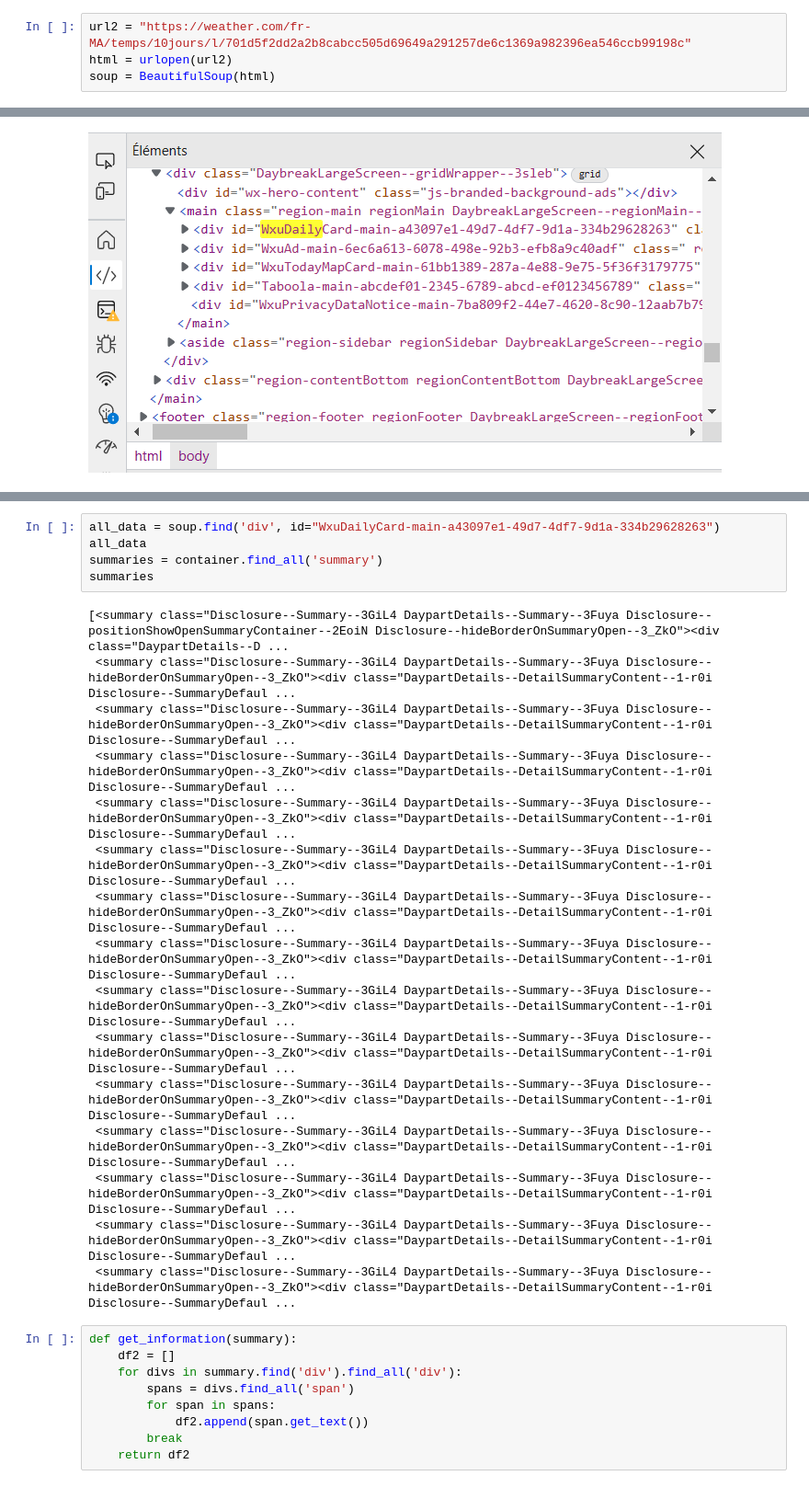
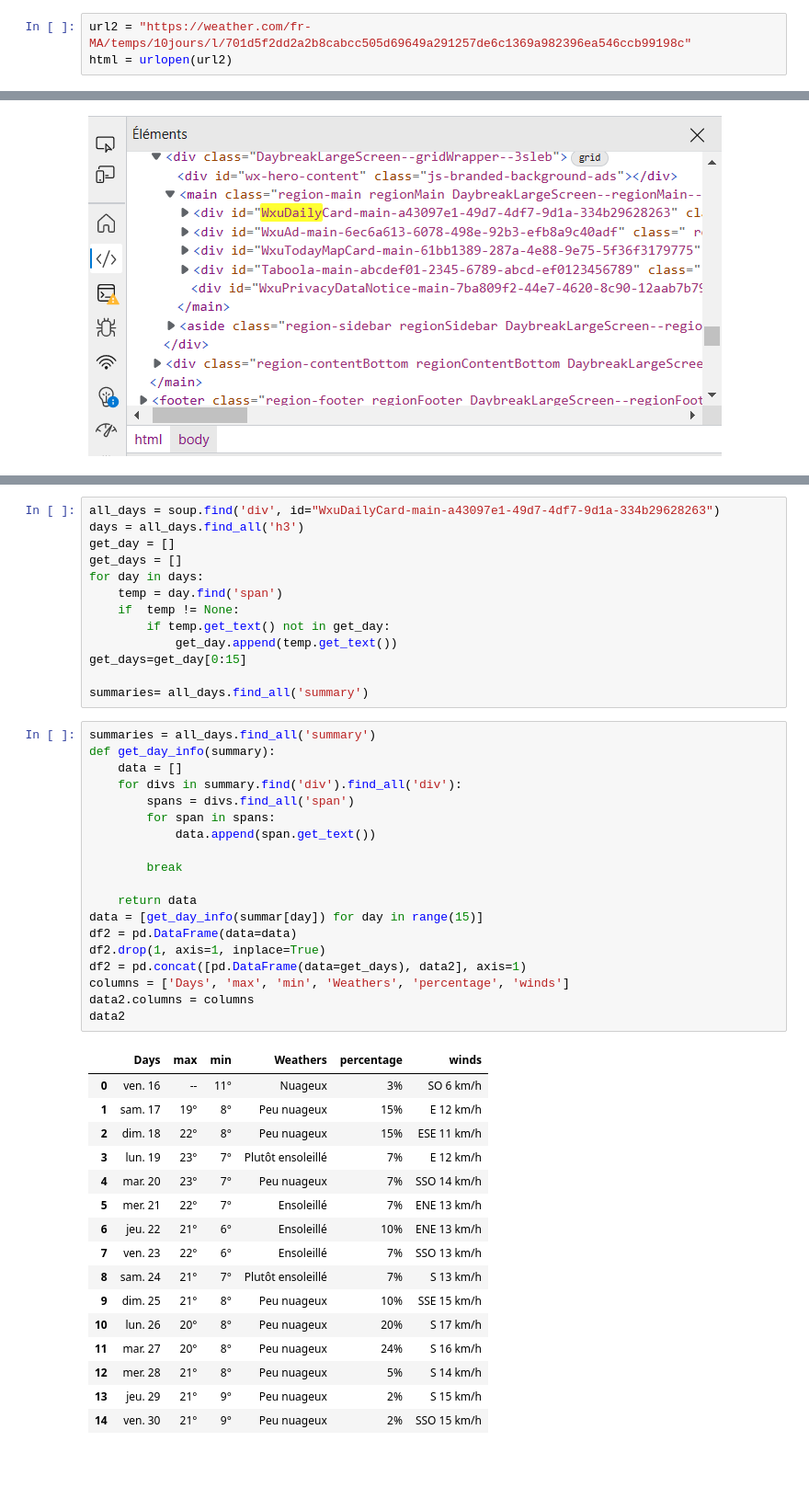
Before and after one commit to soukaina-sta/M111-Advanced-Python-and-Database-Management, a Jupyter notebook: day04/assignment/forecast data scraping.ipynb, the cells around one changed output, grey strips where cells are left out. Shown at 92% size. Saved outputs shown, nothing was run; the diff lists cells and outputs as text; blank space fills up the shorter version.

```diff
--- a/day04/assignment/forecast data scraping.ipynb
+++ b/day04/assignment/forecast data scraping.ipynb
@@ -104,7 +82,6 @@ df1
 # %%
 url2 = "https://weather.com/fr-MA/temps/10jours/l/701d5f2dd2a2b8cabcc505d69649a291257de6c1369a982396ea546ccb99198c"
 html = urlopen(url2)
-soup = BeautifulSoup(html)
 # %% [markdown]
 select the phase from which we want to extract information including the divs and the id concerned
 # %% [markdown]
@@ -112,30 +91,49 @@ select the phase from which we want to extract information including the divs an
 # %%
-all_data = soup.find('div', id="WxuDailyCard-main-a43097e1-49d7-4df7-9d1a-334b29628263")
-all_data
-summaries = container.find_all('summary')
-summaries
+all_days = soup.find('div', id="WxuDailyCard-main-a43097e1-49d7-4df7-9d1a-334b29628263")
+days = all_days.find_all('h3')
+get_day = []
+get_days = []
+for day in days:
+    temp = day.find('span')
+    if  temp != None:
+        if temp.get_text() not in get_day:
+            get_day.append(temp.get_text())
+get_days=get_day[0:15]
+
+summaries= all_days.find_all('summary')
-# %% [output]
-[<summary class="Disclosure--Summary--3GiL4 DaypartDetails--Summary--3Fuya Disclosure--positionShowOpenSummaryContainer--2EoiN Disclosure--hideBorderOnSummaryOpen--3_ZkO"><div class="DaypartDetails--D ...
- <summary class="Disclosure--Summary--3GiL4 DaypartDetails--Summary--3Fuya Disclosure--hideBorderOnSummaryOpen--3_ZkO"><div class="DaypartDetails--DetailSummaryContent--1-r0i Disclosure--SummaryDefaul ...
- <summary class="Disclosure--Summary--3GiL4 DaypartDetails--Summary--3Fuya Disclosure--hideBorderOnSummaryOpen--3_ZkO"><div class="DaypartDetails--DetailSummaryContent--1-r0i Disclosure--SummaryDefaul ...
- <summary class="Disclosure--Summary--3GiL4 DaypartDetails--Summary--3Fuya Disclosure--hideBorderOnSummaryOpen--3_ZkO"><div class="DaypartDetails--DetailSummaryContent--1-r0i Disclosure--SummaryDefaul ...
- <summary class="Disclosure--Summary--3GiL4 DaypartDetails--Summary--3Fuya Disclosure--hideBorderOnSummaryOpen--3_ZkO"><div class="DaypartDetails--DetailSummaryContent--1-r0i Disclosure--SummaryDefaul ...
- <summary class="Disclosure--Summary--3GiL4 DaypartDetails--Summary--3Fuya Disclosure--hideBorderOnSummaryOpen--3_ZkO"><div class="DaypartDetails--DetailSummaryContent--1-r0i Disclosure--SummaryDefaul ...
- <summary class="Disclosure--Summary--3GiL4 DaypartDetails--Summary--3Fuya Disclosure--hideBorderOnSummaryOpen--3_ZkO"><div class="DaypartDetails--DetailSummaryContent--1-r0i Disclosure--SummaryDefaul ...
- <summary class="Disclosure--Summary--3GiL4 DaypartDetails--Summary--3Fuya Disclosure--hideBorderOnSummaryOpen--3_ZkO"><div class="DaypartDetails--DetailSummaryContent--1-r0i Disclosure--SummaryDefaul ...
- <summary class="Disclosure--Summary--3GiL4 DaypartDetails--Summary--3Fuya Disclosure--hideBorderOnSummaryOpen--3_ZkO"><div class="DaypartDetails--DetailSummaryContent--1-r0i Disclosure--SummaryDefaul ...
- <summary class="Disclosure--Summary--3GiL4 DaypartDetails--Summary--3Fuya Disclosure--hideBorderOnSummaryOpen--3_ZkO"><div class="DaypartDetails--DetailSummaryContent--1-r0i Disclosure--SummaryDefaul ...
- <summary class="Disclosure--Summary--3GiL4 DaypartDetails--Summary--3Fuya Disclosure--hideBorderOnSummaryOpen--3_ZkO"><div class="DaypartDetails--DetailSummaryContent--1-r0i Disclosure--SummaryDefaul ...
- <summary class="Disclosure--Summary--3GiL4 DaypartDetails--Summary--3Fuya Disclosure--hideBorderOnSummaryOpen--3_ZkO"><div class="DaypartDetails--DetailSummaryContent--1-r0i Disclosure--SummaryDefaul ...
- <summary class="Disclosure--Summary--3GiL4 DaypartDetails--Summary--3Fuya Disclosure--hideBorderOnSummaryOpen--3_ZkO"><div class="DaypartDetails--DetailSummaryContent--1-r0i Disclosure--SummaryDefaul ...
- <summary class="Disclosure--Summary--3GiL4 DaypartDetails--Summary--3Fuya Disclosure--hideBorderOnSummaryOpen--3_ZkO"><div class="DaypartDetails--DetailSummaryContent--1-r0i Disclosure--SummaryDefaul ...
- <summary class="Disclosure--Summary--3GiL4 DaypartDetails--Summary--3Fuya Disclosure--hideBorderOnSummaryOpen--3_ZkO"><div class="DaypartDetails--DetailSummaryContent--1-r0i Disclosure--SummaryDefaul ...
 # %%
-def get_information(summary):
-    df2 = []
+summaries = all_days.find_all('summary')
+def get_day_info(summary):
+    data = []
     for divs in summary.find('div').find_all('div'):
         spans = divs.find_all('span')
         for span in spans:
-            df2.append(span.get_text())
+            data.append(span.get_text())
+
         break
-    return df2
+
+    return data
+data = [get_day_info(summar[day]) for day in range(15)]
+df2 = pd.DataFrame(data=data)
+df2.drop(1, axis=1, inplace=True)
+df2 = pd.concat([pd.DataFrame(data=get_days), data2], axis=1)
+columns = ['Days', 'max', 'min', 'Weathers', 'percentage', 'winds']
+data2.columns = columns
+data2
+# %% [output]
+|  | Days | max | min | Weathers | percentage | winds |
+| 0 | ven. 16 | -- | 11° | Nuageux | 3% | SO 6 km/h |
+| 1 | sam. 17 | 19° | 8° | Peu nuageux | 15% | E 12 km/h |
+| 2 | dim. 18 | 22° | 8° | Peu nuageux | 15% | ESE 11 km/h |
+| 3 | lun. 19 | 23° | 7° | Plutôt ensoleillé | 7% | E 12 km/h |
+| 4 | mar. 20 | 23° | 7° | Peu nuageux | 7% | SSO 14 km/h |
+| 5 | mer. 21 | 22° | 7° | Ensoleillé | 7% | ENE 13 km/h |
+| 6 | jeu. 22 | 21° | 6° | Ensoleillé | 10% | ENE 13 km/h |
+| 7 | ven. 23 | 22° | 6° | Ensoleillé | 7% | SSO 13 km/h |
+| 8 | sam. 24 | 21° | 7° | Plutôt ensoleillé | 7% | S 13 km/h |
+| 9 | dim. 25 | 21° | 8° | Peu nuageux | 10% | SSE 15 km/h |
+| 10 | lun. 26 | 20° | 8° | Peu nuageux | 20% | S 17 km/h |
+| 11 | mar. 27 | 20° | 8° | Peu nuageux | 24% | S 16 km/h |
+| 12 | mer. 28 | 21° | 8° | Peu nuageux | 5% | S 14 km/h |
+| 13 | jeu. 29 | 21° | 9° | Peu nuageux | 2% | S 15 km/h |
+| 14 | ven. 30 | 21° | 9° | Peu nuageux | 2% | SSO 15 km/h |
```
Also changed, not shown: parts of 11 cells of this notebook.
